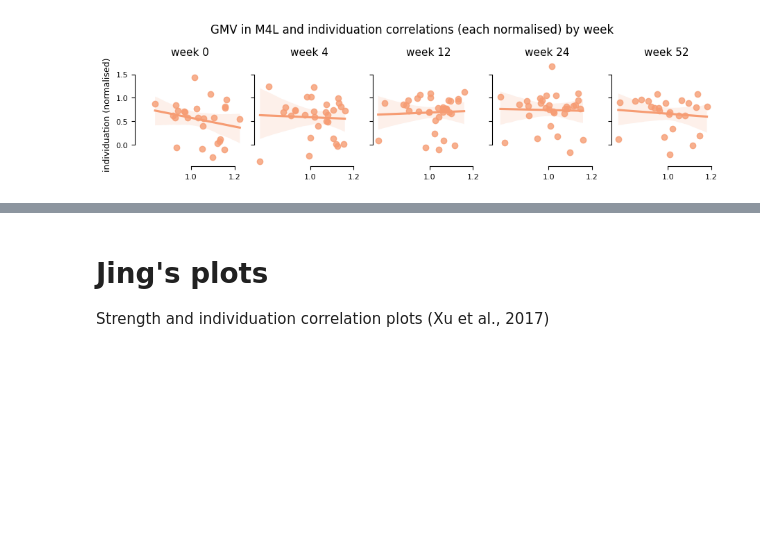
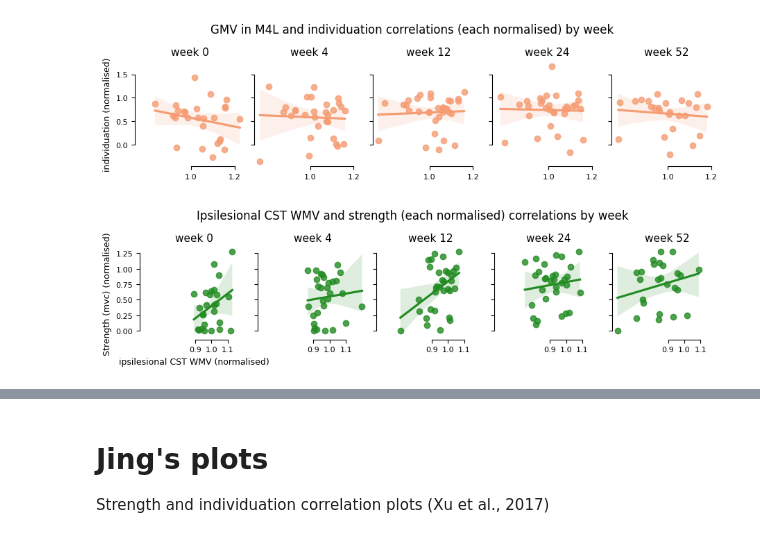
Before and after one commit to medhakp/smarts_cerebellum, a Jupyter notebook: notebooks/correlations_behaviour.ipynb, the cells around one changed output, grey strips where cells are left out. Cells and saved outputs as stored; diff of their text form; code cells hidden in the pictures; blank space fills up the shorter version.

Commit message:
added strength (mvc) (normalised)

```diff
--- a/notebooks/correlations_behaviour.ipynb
+++ b/notebooks/correlations_behaviour.ipynb
@@ -57,7 +57,7 @@ for i, week in enumerate(weeks):
     aff_df = pd.merge(ipsi_cst, behav_plot, on = ['subj_id', 'Week'], suffixes = ('_cst', '_behav'))
 
     ax = axs[i]
-    sns.scatterplot(x = 'right_norm', y = 'indiv_norm', data =aff_df, ax = ax, edgecolor = None,  legend = False)
+    #sns.scatterplot(x = 'right_norm', y = 'indiv_norm', data =aff_df, ax = ax, edgecolor = None,  legend = False)
     sns.regplot(x = 'right_norm', y = 'indiv_norm', data = aff_df, ax = ax)
     sns.despine(trim = True)
 
@@ -106,3 +106,30 @@ for r, region in enumerate(regions[:4]): # left ROIs
 [figure]
 [figure]
 [figure]
+# %%
+# affected: ipsilesional CST, paretic hand
+weeks = [0, 4, 12, 24, 52]
+
+fig, axs = plt.subplots(1, 5, figsize = (9,2), sharex = True, sharey = True, constrained_layout = True)
+for i, week in enumerate(weeks):
+    behav_plot = behav[behav.Week == week]
+    ipsi_cst = norm_cst[(norm_cst.Week == week)] # all lesions (mirrored to) right hemisphere
+    aff_df = pd.merge(ipsi_cst, behav_plot, on = ['subj_id', 'Week'], suffixes = ('_cst', '_behav'))
+
+    ax = axs[i]
+    sns.regplot(x = 'right_norm', y = 'mvc_norm', data = aff_df, ax = ax, color = 'forestgreen')
+    sns.despine(trim = True)
+
+    ax.set_ylabel('')
+    ax.set_xlabel('')
+
+    ax.set_title(f'week {week}')
+
+
+axs[0].set_ylabel("Strength (mvc) (normalised)")
+axs[0].set_xlabel("ipsilesional CST WMV (normalised)")
+
+fig.suptitle(f"Ipsilesional CST WMV and strength (each normalised) correlations by week", y = 1.15)
+plt.show()
+# %% [output]
+[figure, added]
```
Also changed, not shown: parts of 1 cell of this notebook.
